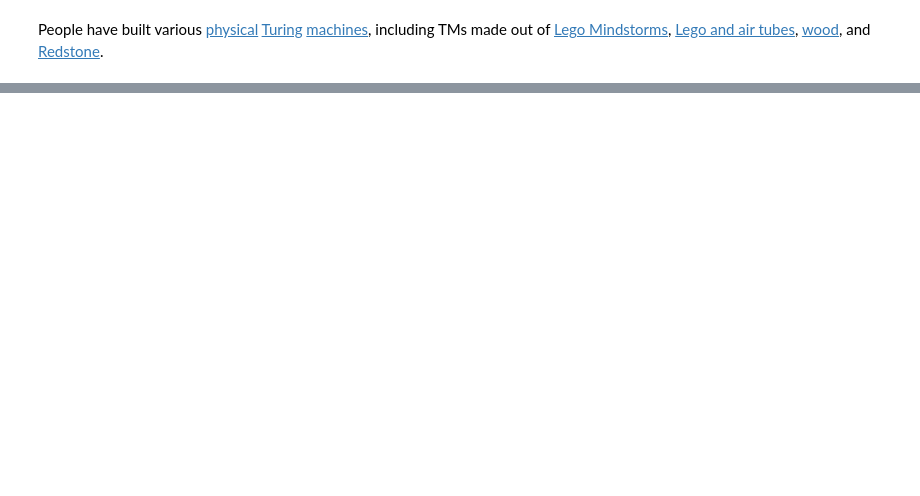
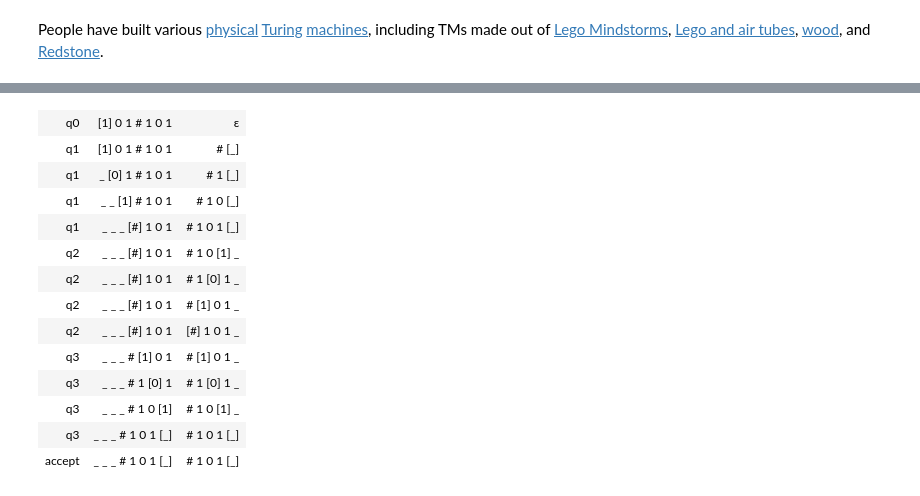
Before and after one commit to ND-CSE-30151/spring-2020, a Jupyter notebook: notes/week08/week08.ipynb, the cells around one changed output, grey strips where cells are left out. Saved outputs shown, nothing was run; the diff lists cells and outputs as text; code cells hidden in the pictures; blank space fills up the shorter version.

```diff
--- a/notes/week08/week08.ipynb
+++ b/notes/week08/week08.ipynb
@@ -216,0 +238,3 @@ ELVM comes with a TM simulator written in C. What happens if you run the C-to-TM
+# %%
+mtm = read_csv("multitape.csv")
+mtm
@@ -216,0 +243,17 @@ ELVM comes with a TM simulator written in C. What happens if you run the C-to-TM
+# %%
+run(mtm, '1 0 1 # 1 0 1').only_path()
+# %% [output]
+| q0 | [1] 0 1 # 1 0 1 | ε |
+| q1 | [1] 0 1 # 1 0 1 | # [_] |
+| q1 | _ [0] 1 # 1 0 1 | # 1 [_] |
+| q1 | _ _ [1] # 1 0 1 | # 1 0 [_] |
+| q1 | _ _ _ [#] 1 0 1 | # 1 0 1 [_] |
+| q2 | _ _ _ [#] 1 0 1 | # 1 0 [1] _ |
+| q2 | _ _ _ [#] 1 0 1 | # 1 [0] 1 _ |
+| q2 | _ _ _ [#] 1 0 1 | # [1] 0 1 _ |
+| q2 | _ _ _ [#] 1 0 1 | [#] 1 0 1 _ |
+| q3 | _ _ _ # [1] 0 1 | # [1] 0 1 _ |
+| q3 | _ _ _ # 1 [0] 1 | # 1 [0] 1 _ |
+| q3 | _ _ _ # 1 0 [1] | # 1 0 [1] _ |
+| q3 | _ _ _ # 1 0 1 [_] | # 1 0 1 [_] |
+| accept | _ _ _ # 1 0 1 [_] | # 1 0 1 [_] |
```
Also changed, not shown: parts of 61 cells of this notebook, 11 other files.
